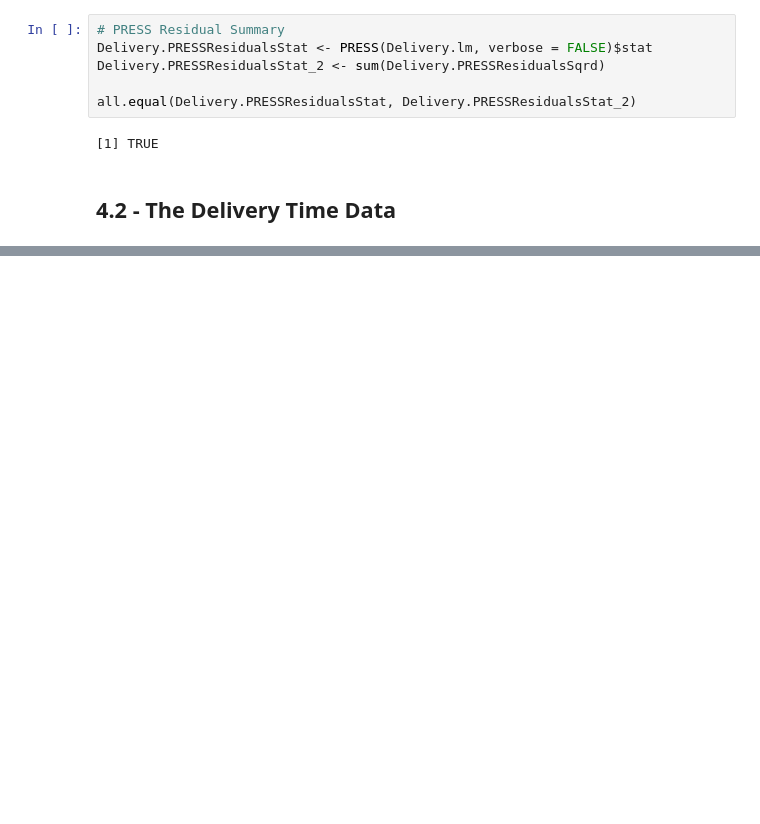
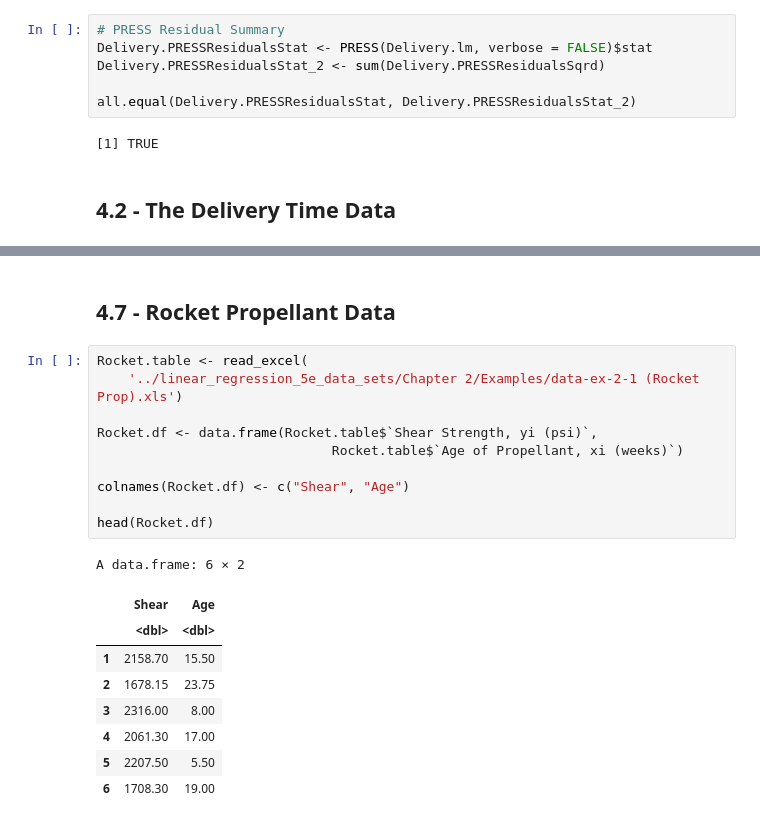
Before and after one commit to j-buss/Introduction-to-Linear-Regression-Analysis, a Jupyter notebook: Chapter_04/Chapter_04_Examples_R.ipynb, the cells around one changed output, grey strips where cells are left out. Cells and saved outputs as stored; diff of their text form; blank space fills up the shorter version.

Commit message:
update Chapter 4 Examples

```diff
--- a/Chapter_04/Chapter_04_Examples_R.ipynb
+++ b/Chapter_04/Chapter_04_Examples_R.ipynb
@@ -289,0 +319,22 @@ plot(
+# %% [markdown]
+## 4.7 - Rocket Propellant Data
+# %%
+Rocket.table <- read_excel(
+    '../linear_regression_5e_data_sets/Chapter 2/Examples/data-ex-2-1 (Rocket Prop).xls')
+
+Rocket.df <- data.frame(Rocket.table$`Shear Strength, yi (psi)`,
+                              Rocket.table$`Age of Propellant, xi (weeks)`)
+
+colnames(Rocket.df) <- c("Shear", "Age")
+
+head(Rocket.df)
+# %% [output]
+A data.frame: 6 × 2
+|  | Shear | Age |
+|  | <dbl> | <dbl> |
+| 1 | 2158.70 | 15.50 |
+| 2 | 1678.15 | 23.75 |
+| 3 | 2316.00 | 8.00 |
+| 4 | 2061.30 | 17.00 |
+| 5 | 2207.50 | 5.50 |
+| 6 | 1708.30 | 19.00 |
```
Also changed, not shown: parts of 34 cells of this notebook.
